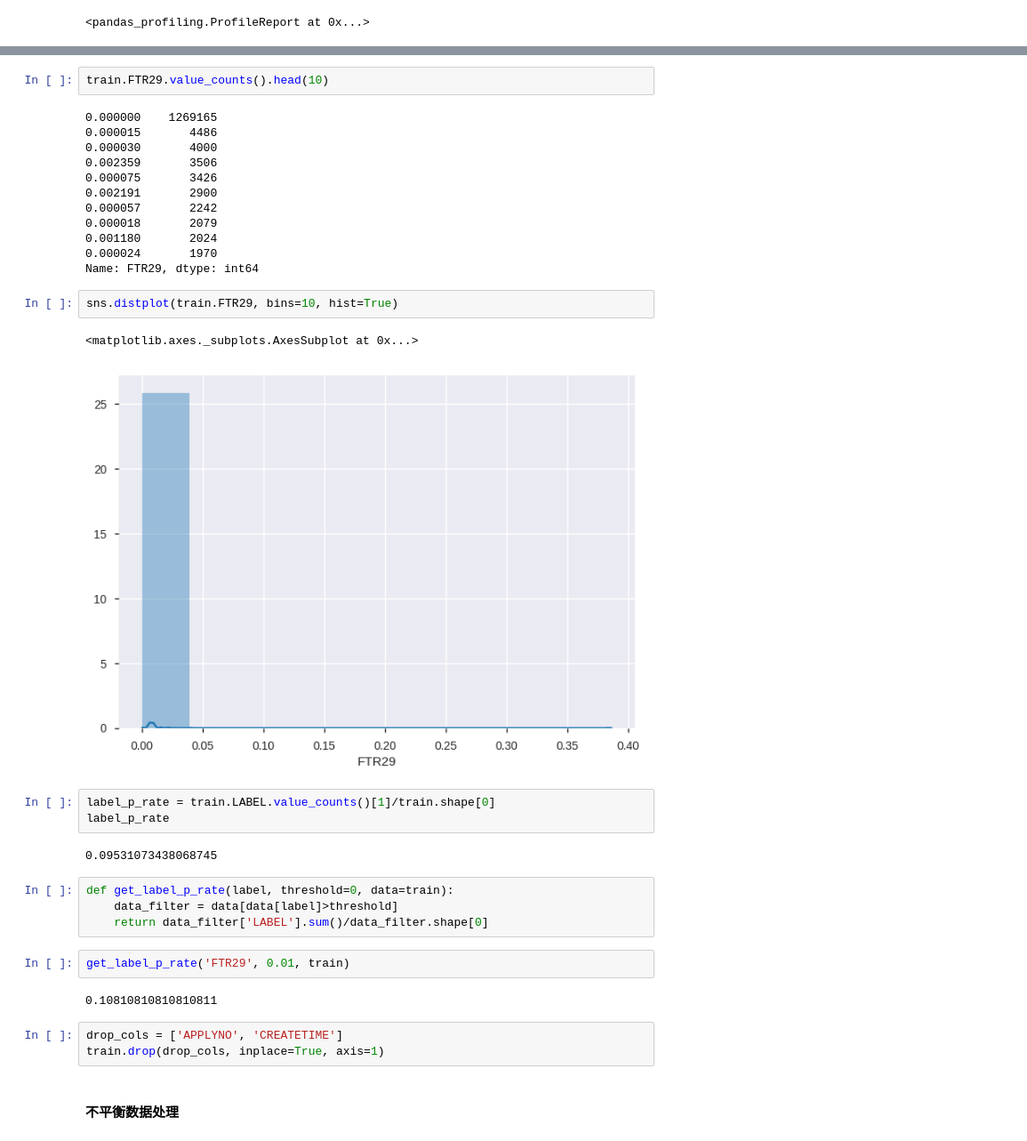
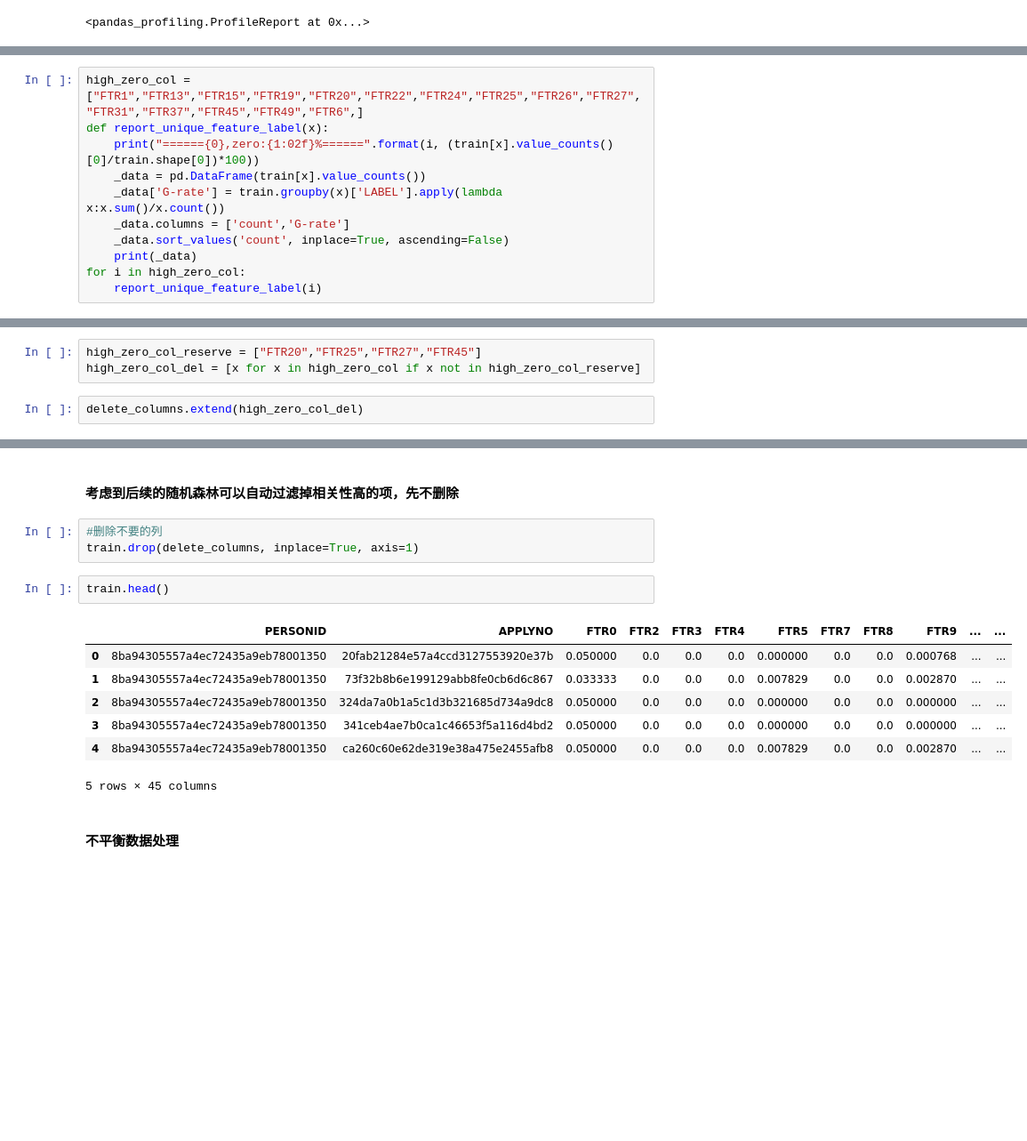
Before and after one commit to marrygit/shebao-fanqizha, a Jupyter notebook: shebao.ipynb, the cells around one changed output, grey strips where cells are left out. Shown at 89% size. Saved outputs shown, nothing was run; the diff lists cells and outputs as text; blank space fills up the shorter version.

Commit message:
delete some useless features, auc 0.918, reach to top20

```diff
--- a/shebao.ipynb
+++ b/shebao.ipynb
@@ -223,0 +348,11 @@ FTR29_cut = pd.cut(train['FTR29'], 4)
+# %%
+high_zero_col = ["FTR1","FTR13","FTR15","FTR19","FTR20","FTR22","FTR24","FTR25","FTR26","FTR27","FTR31","FTR37","FTR45","FTR49","FTR6",]
+def report_unique_feature_label(x):
+    print("======{0},zero:{1:02f}%======".format(i, (train[x].value_counts()[0]/train.shape[0])*100))
+    _data = pd.DataFrame(train[x].value_counts())
+    _data['G-rate'] = train.groupby(x)['LABEL'].apply(lambda x:x.sum()/x.count())
+    _data.columns = ['count','G-rate']
+    _data.sort_values('count', inplace=True, ascending=False)
+    print(_data)
+for i in high_zero_col:
+    report_unique_feature_label(i)
@@ -223,0 +379,5 @@ FTR29_cut = pd.cut(train['FTR29'], 4)
+# %%
+high_zero_col_reserve = ["FTR20","FTR25","FTR27","FTR45"]
+high_zero_col_del = [x for x in high_zero_col if x not in high_zero_col_reserve]
+# %%
+delete_columns.extend(high_zero_col_del)
@@ -224,38 +449,18 @@ FTR29_cut = pd.cut(train['FTR29'], 4)
+# %% [markdown]
+#### 考虑到后续的随机森林可以自动过滤掉相关性高的项，先不删除
+# %%
+#删除不要的列
+train.drop(delete_columns, inplace=True, axis=1)
 # %%
-train.FTR29.value_counts().head(10)
+train.head()
 # %% [output]
+|  | PERSONID | APPLYNO | FTR0 | FTR2 | FTR3 | FTR4 | FTR5 | FTR7 | FTR8 | FTR9 | ... | ... |
+| 0 | 8ba94305557a4ec72435a9eb78001350 | 20fab21284e57a4ccd3127553920e37b | 0.050000 | 0.0 | 0.0 | 0.0 | 0.000000 | 0.0 | 0.0 | 0.000768 | ... | ... |
+| 1 | 8ba94305557a4ec72435a9eb78001350 | 73f32b8b6e199129abb8fe0cb6d6c867 | 0.033333 | 0.0 | 0.0 | 0.0 | 0.007829 | 0.0 | 0.0 | 0.002870 | ... | ... |
+| 2 | 8ba94305557a4ec72435a9eb78001350 | 324da7a0b1a5c1d3b321685d734a9dc8 | 0.050000 | 0.0 | 0.0 | 0.0 | 0.000000 | 0.0 | 0.0 | 0.000000 | ... | ... |
+| 3 | 8ba94305557a4ec72435a9eb78001350 | 341ceb4ae7b0ca1c46653f5a116d4bd2 | 0.050000 | 0.0 | 0.0 | 0.0 | 0.000000 | 0.0 | 0.0 | 0.000000 | ... | ... |
+| 4 | 8ba94305557a4ec72435a9eb78001350 | ca260c60e62de319e38a475e2455afb8 | 0.050000 | 0.0 | 0.0 | 0.0 | 0.007829 | 0.0 | 0.0 | 0.002870 | ... | ... |
-0.000000    1269165
-0.000015       4486
-0.000030       4000
-0.002359       3506
-0.000075       3426
-0.002191       2900
-0.000057       2242
-0.000018       2079
-0.001180       2024
-0.000024       1970
-Name: FTR29, dtype: int64
+5 rows × 45 columns
-# %%
-sns.distplot(train.FTR29, bins=10, hist=True)
-# %% [output]
-<matplotlib.axes._subplots.AxesSubplot at 0x...>
-[figure, removed]
-# %%
-label_p_rate = train.LABEL.value_counts()[1]/train.shape[0]
-label_p_rate
-# %% [output]
-0.09531073438068745
-# %%
-def get_label_p_rate(label, threshold=0, data=train):
-    data_filter = data[data[label]>threshold]
-    return data_filter['LABEL'].sum()/data_filter.shape[0]
-# %%
-get_label_p_rate('FTR29', 0.01, train)
-# %% [output]
-0.10810810810810811
-# %%
-drop_cols = ['APPLYNO', 'CREATETIME']
-train.drop(drop_cols, inplace=True, axis=1)
 # %% [markdown]
 #### 不平衡数据处理
 # %%
```
Also changed, not shown: parts of 66 cells of this notebook.
